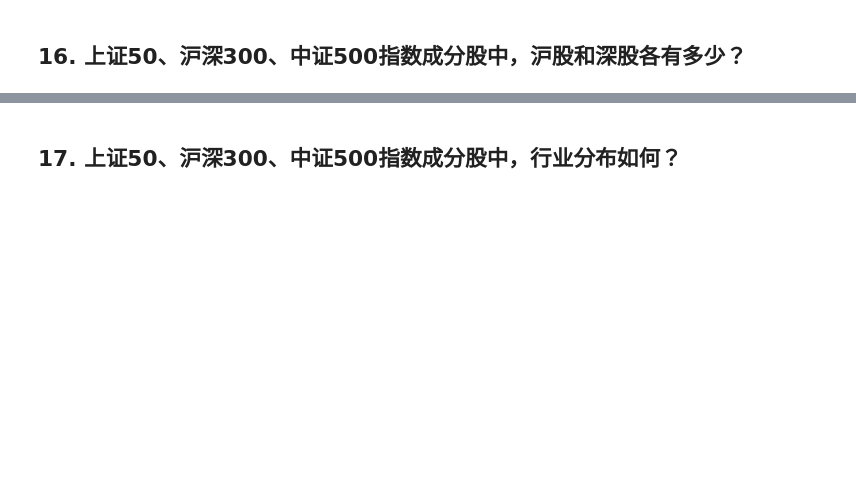
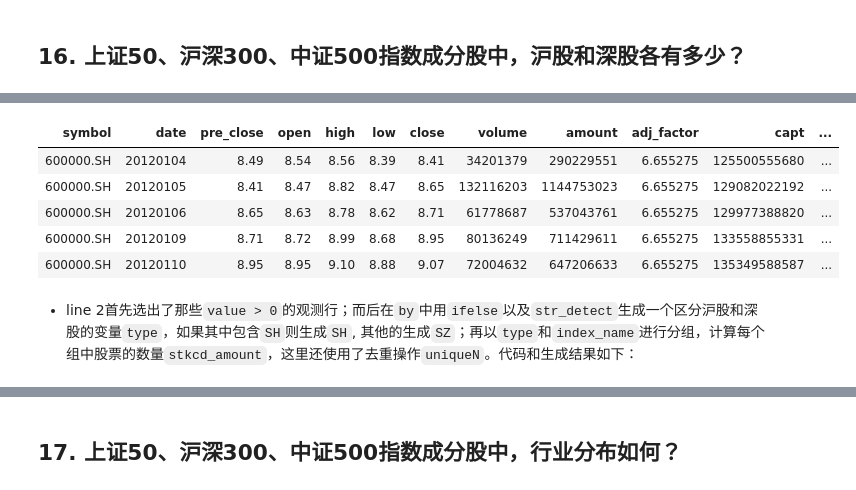
Before and after one commit to Ravin515/r-data-practice, a Jupyter notebook: answer-keys.ipynb, the cells around one changed output, grey strips where cells are left out. Drawn from its saved outputs; the diff is of its cells as text; code cells hidden in the pictures; blank space fills up the shorter version.

```diff
--- a/answer-keys.ipynb
+++ b/answer-keys.ipynb
@@ -430,3 +461,14 @@ data[, .(ind_amount = sum(amount), ret = close/pre_close - 1, symbol = symbol),
+# %%
+data[, melt(.SD, measure.vars = patterns("index"), variable.name = "index_name")][1:5]
+# %% [output]
+| symbol | date | pre_close | open | high | low | close | volume | amount | adj_factor | capt | ... |
+| 600000.SH | 20120104 | 8.49 | 8.54 | 8.56 | 8.39 | 8.41 | 34201379 | 290229551 | 6.655275 | 125500555680 | ... |
+| 600000.SH | 20120105 | 8.41 | 8.47 | 8.82 | 8.47 | 8.65 | 132116203 | 1144753023 | 6.655275 | 129082022192 | ... |
+| 600000.SH | 20120106 | 8.65 | 8.63 | 8.78 | 8.62 | 8.71 | 61778687 | 537043761 | 6.655275 | 129977388820 | ... |
+| 600000.SH | 20120109 | 8.71 | 8.72 | 8.99 | 8.68 | 8.95 | 80136249 | 711429611 | 6.655275 | 133558855331 | ... |
+| 600000.SH | 20120110 | 8.95 | 8.95 | 9.10 | 8.88 | 9.07 | 72004632 | 647206633 | 6.655275 | 135349588587 | ... |
+# %% [markdown]
+- line 2首先选出了那些`value > 0`的观测行；而后在`by`中用`ifelse`以及`str_detect`生成一个区分沪股和深股的变量`type`，如果其中包含`SH`则生成`SH`, 其他的生成`SZ`；再以`type`和`index_name`进行分组，计算每个组中股票的数量`stkcd_amount`，这里还使用了去重操作`uniqueN`。代码和生成结果如下：
 # %%
 data[, melt(.SD, measure.vars = patterns("index"), variable.name = "index_name")
     ][value > 0, .(stkcd_amount = uniqueN(symbol)), by = .(index_name, type = ifelse(str_detect(symbol, "SH"), "SH", "SZ"))]
```
Also changed, not shown: parts of 29 cells of this notebook, 1 other file.
